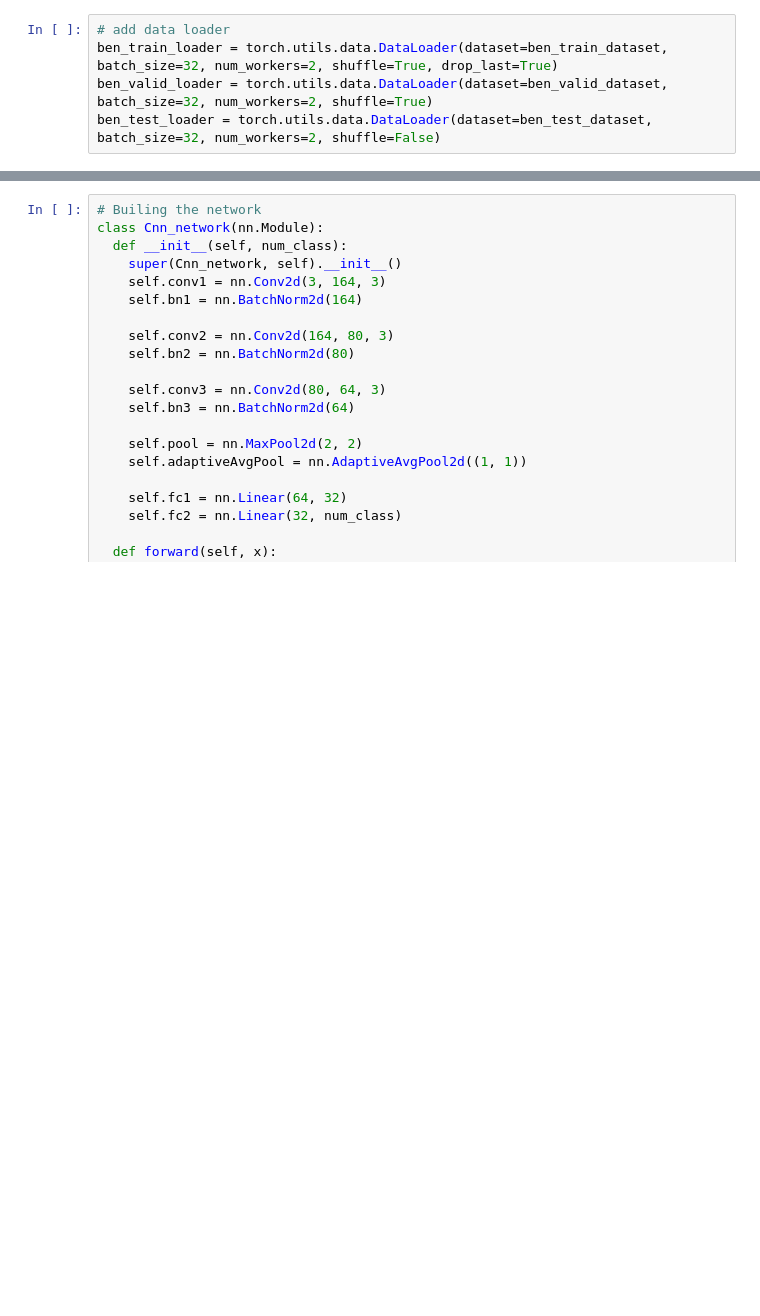
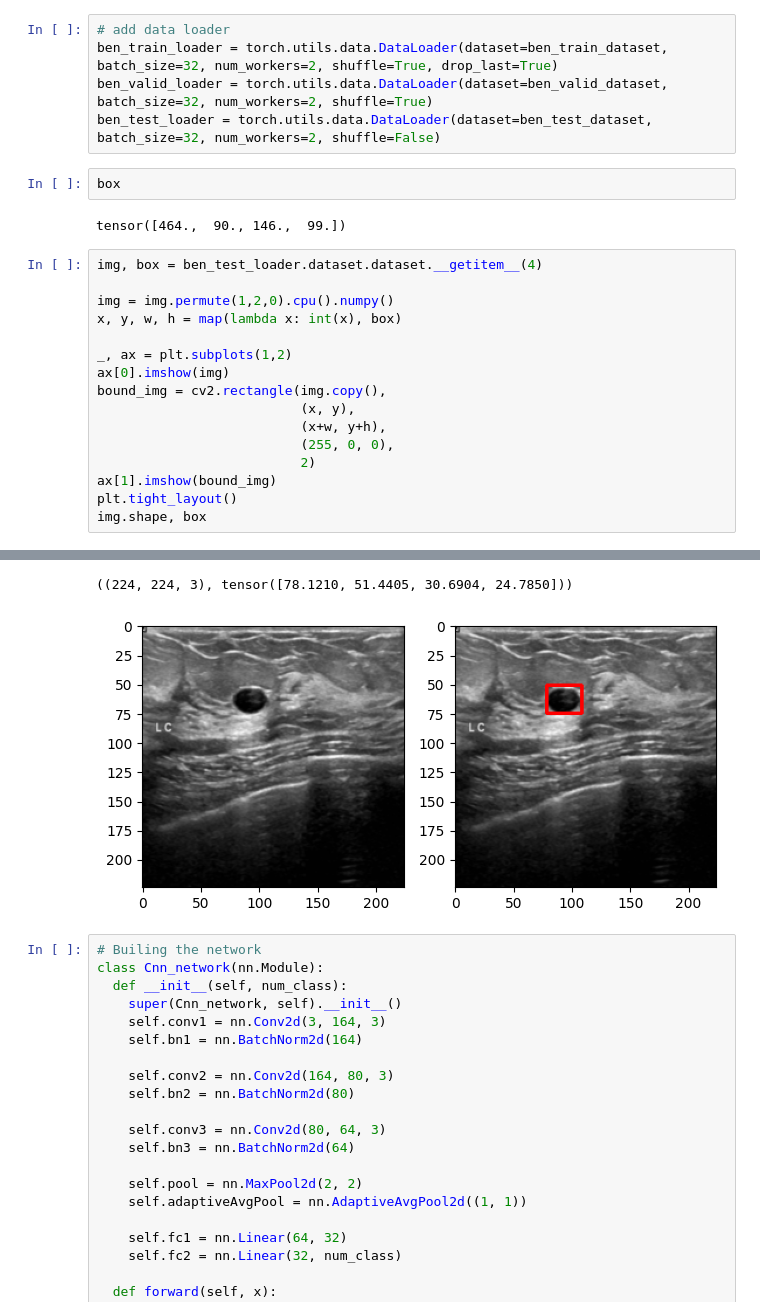
Before and after one commit to nawroz-m/ML_learning, a Jupyter notebook: BUSI.ipynb, the cells around one changed output, grey strips where cells are left out. Drawn from its saved outputs; the diff is of its cells as text; blank space fills up the shorter version.

```diff
--- a/BUSI.ipynb
+++ b/BUSI.ipynb
@@ -320,3 +337,24 @@ ben_train_dataset, ben_valid_dataset, ben_test_dataset = torch.utils.data.random
 ben_train_loader = torch.utils.data.DataLoader(dataset=ben_train_dataset, batch_size=32, num_workers=2, shuffle=True, drop_last=True)
 ben_valid_loader = torch.utils.data.DataLoader(dataset=ben_valid_dataset, batch_size=32, num_workers=2, shuffle=True)
 ben_test_loader = torch.utils.data.DataLoader(dataset=ben_test_dataset, batch_size=32, num_workers=2, shuffle=False)
+# %%
+box
+# %% [output]
+tensor([464.,  90., 146.,  99.])
+# %%
+img, box = ben_test_loader.dataset.dataset.__getitem__(4)
+
+img = img.permute(1,2,0).cpu().numpy()
+x, y, w, h = map(lambda x: int(x), box)
+
+_, ax = plt.subplots(1,2)
+ax[0].imshow(img)
+bound_img = cv2.rectangle(img.copy(),
+                          (x, y),
+                          (x+w, y+h),
+                          (255, 0, 0),
+                          2)
+ax[1].imshow(bound_img)
+plt.tight_layout()
+img.shape, box
+# %% [output]
@@ -323,3 +362,5 @@ ben_test_loader = torch.utils.data.DataLoader(dataset=ben_test_dataset, batch_si
+((224, 224, 3), tensor([78.1210, 51.4405, 30.6904, 24.7850]))
+[figure, added]
 # %%
 # Builing the network
 class Cnn_network(nn.Module):
```
Also changed, not shown: parts of 16 cells of this notebook.
